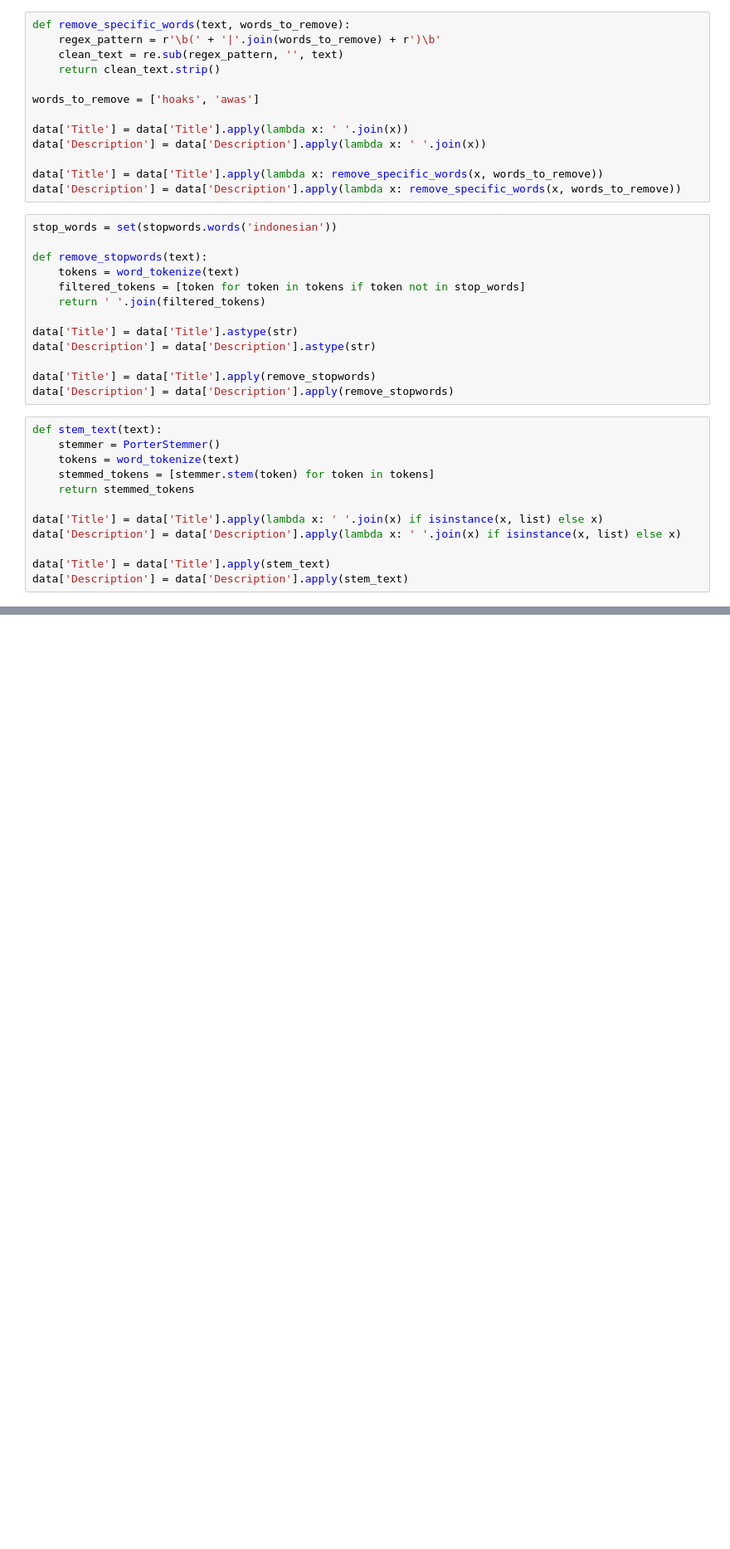
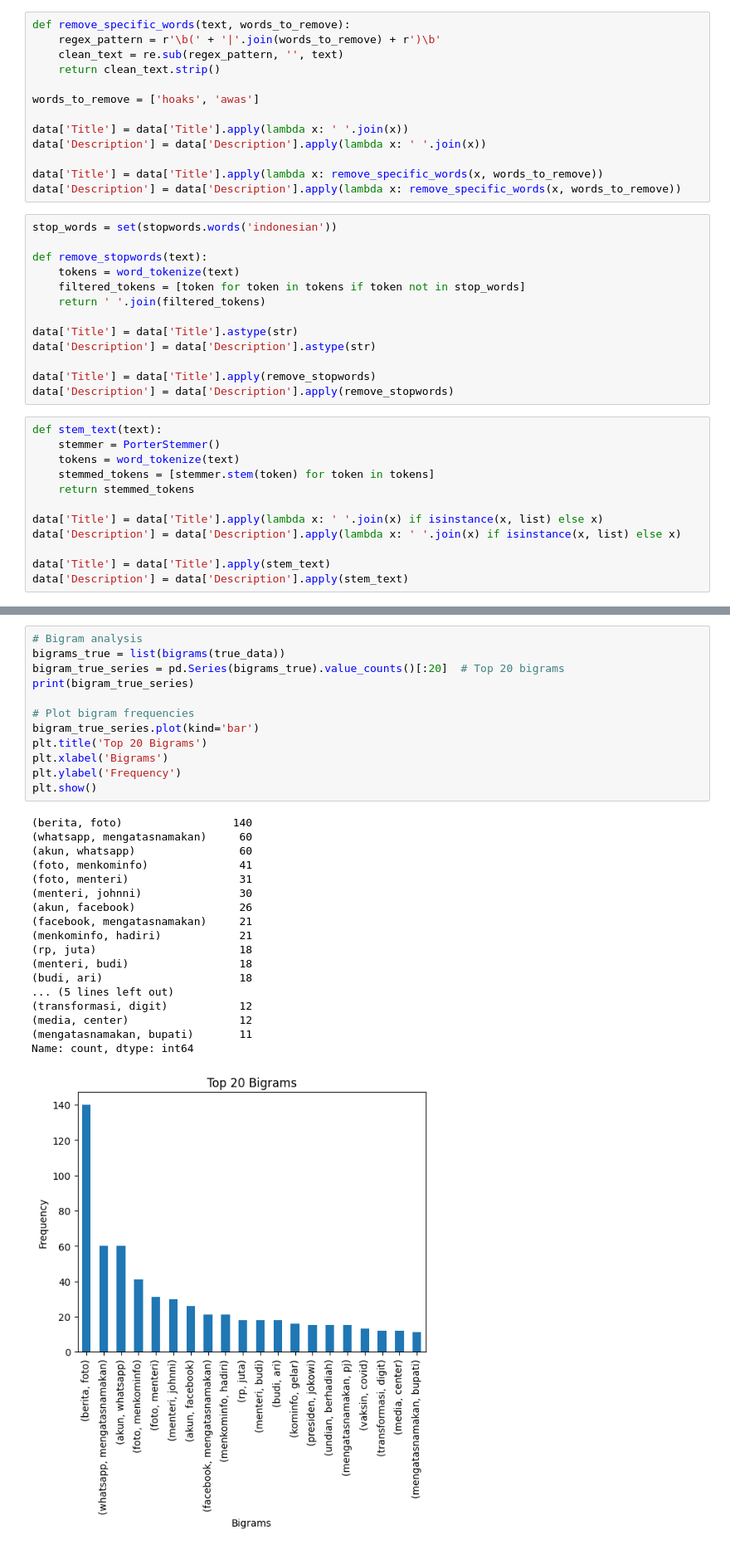
Before and after one commit to diozaas/FakeRealProject, a Jupyter notebook: Preprocessing.ipynb, the cells around one changed output, grey strips where cells are left out. Shown: that part at 83% size. Saved outputs shown, nothing was run; the diff lists cells and outputs as text; blank space fills up the shorter version.

```diff
--- a/Preprocessing.ipynb
+++ b/Preprocessing.ipynb
@@ -118,0 +124,31 @@ df_hoax.to_csv('./dataset/hoax_clean.csv', index=False)
+# %%
+# Bigram analysis
+bigrams_true = list(bigrams(true_data))
+bigram_true_series = pd.Series(bigrams_true).value_counts()[:20]  # Top 20 bigrams
+print(bigram_true_series)
+
+# Plot bigram frequencies
+bigram_true_series.plot(kind='bar')
+plt.title('Top 20 Bigrams')
+plt.xlabel('Bigrams')
+plt.ylabel('Frequency')
+plt.show()
+# %% [output]
+(berita, foto)                 140
+(whatsapp, mengatasnamakan)     60
+(akun, whatsapp)                60
+(foto, menkominfo)              41
+(foto, menteri)                 31
+(menteri, johnni)               30
+(akun, facebook)                26
+(facebook, mengatasnamakan)     21
+(menkominfo, hadiri)            21
+(rp, juta)                      18
+(menteri, budi)                 18
+(budi, ari)                     18
+... (5 lines left out)
+(transformasi, digit)           12
+(media, center)                 12
+(mengatasnamakan, bupati)       11
+Name: count, dtype: int64
+[figure, added]
```
Also changed, not shown: parts of 11 cells of this notebook.
